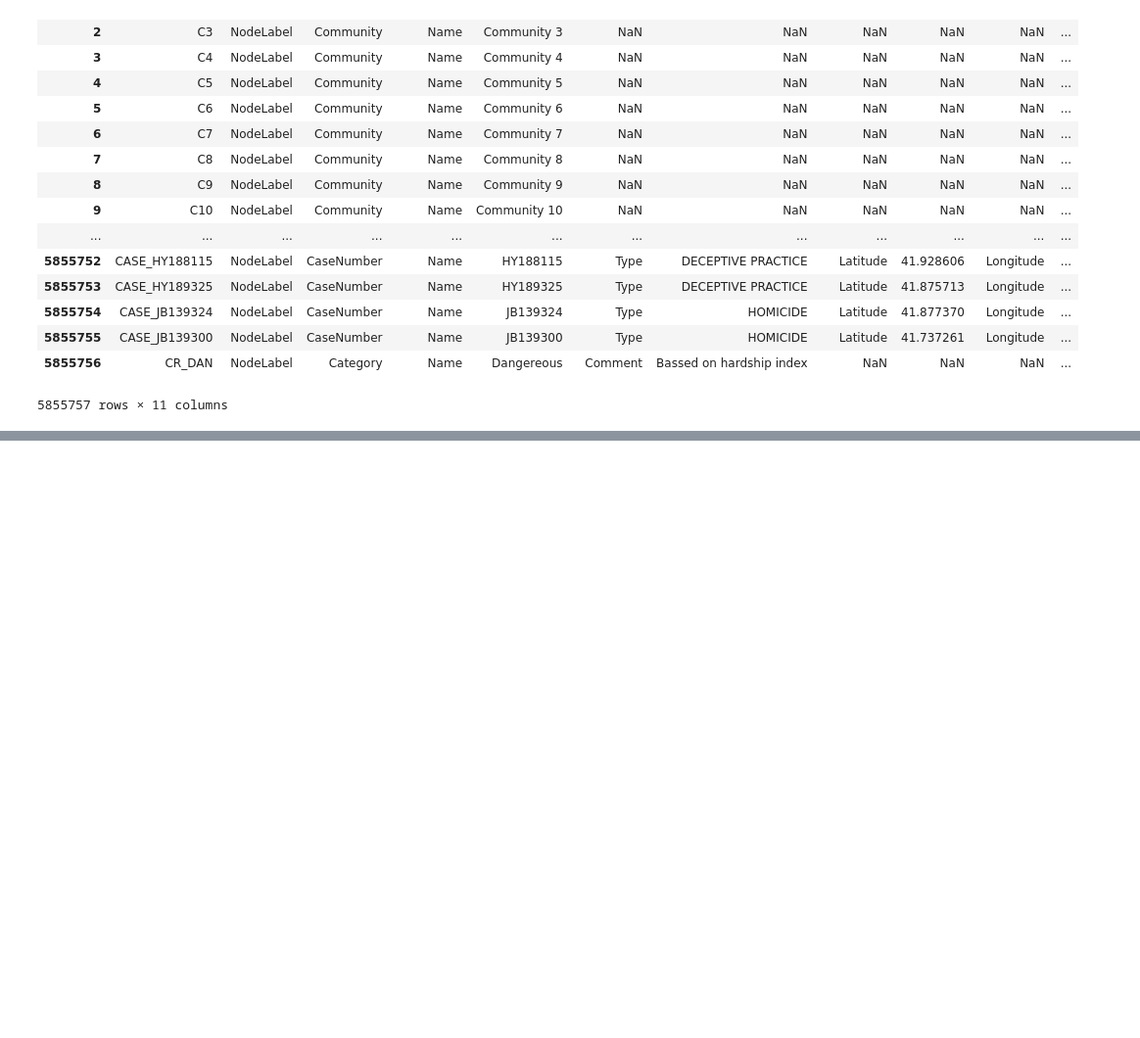
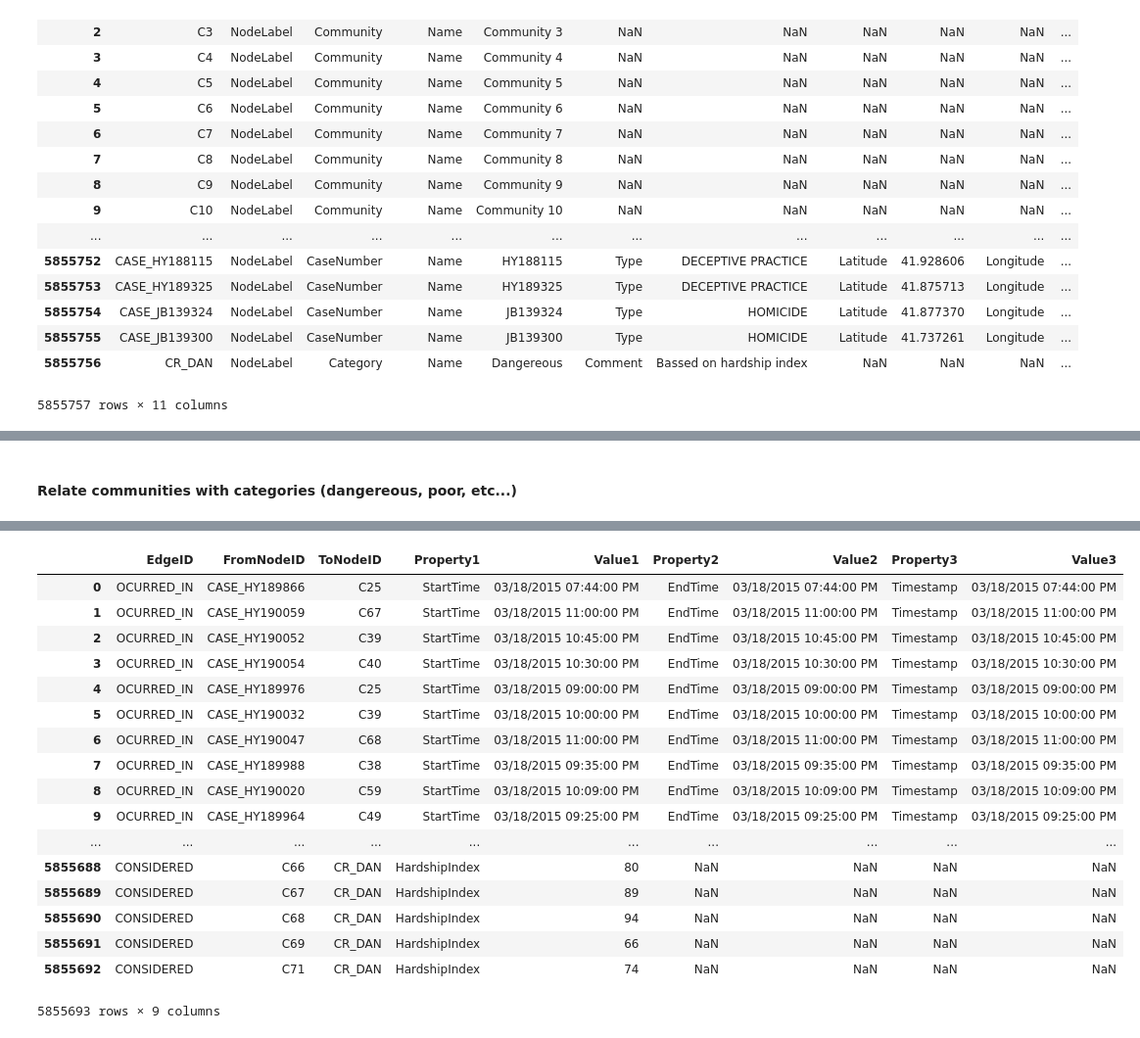
Before and after one commit to gomerudo/tuedataeng, a Jupyter notebook: wrangling/ChicagoCrimes_wrangling.ipynb, the cells around one changed output, grey strips where cells are left out. Shown at 98% size. Cells and saved outputs as stored; diff of their text form; code cells hidden in the pictures; blank space fills up the shorter version.

```diff
--- a/wrangling/ChicagoCrimes_wrangling.ipynb
+++ b/wrangling/ChicagoCrimes_wrangling.ipynb
@@ -174,0 +256,36 @@ nodes_df.to_csv(DATASET_NODES_PATH, index = False)
+# %% [markdown]
+#### Relate communities with categories (dangereous, poor, etc...)
+# %%
+# This cell appends the content. So, if you run it multiple times, you will add multiple times.
+# Proceed carefully...
+
+import time
+
+# Log time
+start_time = time.time()
+
+# Get the communities satisfying a given criteria
+communities_criteria = indicators_df[indicators_df['HARDSHIP INDEX'] > 50]
+
+for index, row in communities_criteria.iterrows():
+    edges_list.append(
+        [
+            "CONSIDERED", # EdgeID
+            "C" + str(row['Community Area Number']), # FromNodeID (A community)
+            "CR_DAN", # ToNodeID (A criteria node)
+            "HardshipIndex", # Property1
+            row['HARDSHIP INDEX'], # Value1
+            np.NaN, # Property2
+            np.NaN, # Value2
+            np.NaN, # Property3
+            np.NaN  # Value3
+        ]
+    )
+
+edges_df = pd.DataFrame(edges_list, columns = headers)
+
+end_time = time.time()
+print("Append to edges data frame took {:.2f} sec".format(end_time - start_time))
+
+edges_df
+# %% [output]
@@ -174,0 +293,18 @@ nodes_df.to_csv(DATASET_NODES_PATH, index = False)
+|  | EdgeID | FromNodeID | ToNodeID | Property1 | Value1 | Property2 | Value2 | Property3 | Value3 |
+| 0 | OCURRED_IN | CASE_HY189866 | C25 | StartTime | 03/18/2015 07:44:00 PM | EndTime | 03/18/2015 07:44:00 PM | Timestamp | 03/18/2015 07:44:00 PM |
+| 1 | OCURRED_IN | CASE_HY190059 | C67 | StartTime | 03/18/2015 11:00:00 PM | EndTime | 03/18/2015 11:00:00 PM | Timestamp | 03/18/2015 11:00:00 PM |
+| 2 | OCURRED_IN | CASE_HY190052 | C39 | StartTime | 03/18/2015 10:45:00 PM | EndTime | 03/18/2015 10:45:00 PM | Timestamp | 03/18/2015 10:45:00 PM |
+| 3 | OCURRED_IN | CASE_HY190054 | C40 | StartTime | 03/18/2015 10:30:00 PM | EndTime | 03/18/2015 10:30:00 PM | Timestamp | 03/18/2015 10:30:00 PM |
+| 4 | OCURRED_IN | CASE_HY189976 | C25 | StartTime | 03/18/2015 09:00:00 PM | EndTime | 03/18/2015 09:00:00 PM | Timestamp | 03/18/2015 09:00:00 PM |
+| 5 | OCURRED_IN | CASE_HY190032 | C39 | StartTime | 03/18/2015 10:00:00 PM | EndTime | 03/18/2015 10:00:00 PM | Timestamp | 03/18/2015 10:00:00 PM |
+| 6 | OCURRED_IN | CASE_HY190047 | C68 | StartTime | 03/18/2015 11:00:00 PM | EndTime | 03/18/2015 11:00:00 PM | Timestamp | 03/18/2015 11:00:00 PM |
+| 7 | OCURRED_IN | CASE_HY189988 | C38 | StartTime | 03/18/2015 09:35:00 PM | EndTime | 03/18/2015 09:35:00 PM | Timestamp | 03/18/2015 09:35:00 PM |
+| 8 | OCURRED_IN | CASE_HY190020 | C59 | StartTime | 03/18/2015 10:09:00 PM | EndTime | 03/18/2015 10:09:00 PM | Timestamp | 03/18/2015 10:09:00 PM |
+| 9 | OCURRED_IN | CASE_HY189964 | C49 | StartTime | 03/18/2015 09:25:00 PM | EndTime | 03/18/2015 09:25:00 PM | Timestamp | 03/18/2015 09:25:00 PM |
+| ... | ... | ... | ... | ... | ... | ... | ... | ... | ... |
+| 5855688 | CONSIDERED | C66 | CR_DAN | HardshipIndex | 80 | NaN | NaN | NaN | NaN |
+| 5855689 | CONSIDERED | C67 | CR_DAN | HardshipIndex | 89 | NaN | NaN | NaN | NaN |
+| 5855690 | CONSIDERED | C68 | CR_DAN | HardshipIndex | 94 | NaN | NaN | NaN | NaN |
+| 5855691 | CONSIDERED | C69 | CR_DAN | HardshipIndex | 66 | NaN | NaN | NaN | NaN |
+| 5855692 | CONSIDERED | C71 | CR_DAN | HardshipIndex | 74 | NaN | NaN | NaN | NaN |
+5855693 rows × 9 columns
```
Also changed, not shown: parts of 7 cells of this notebook, 2 other files.
